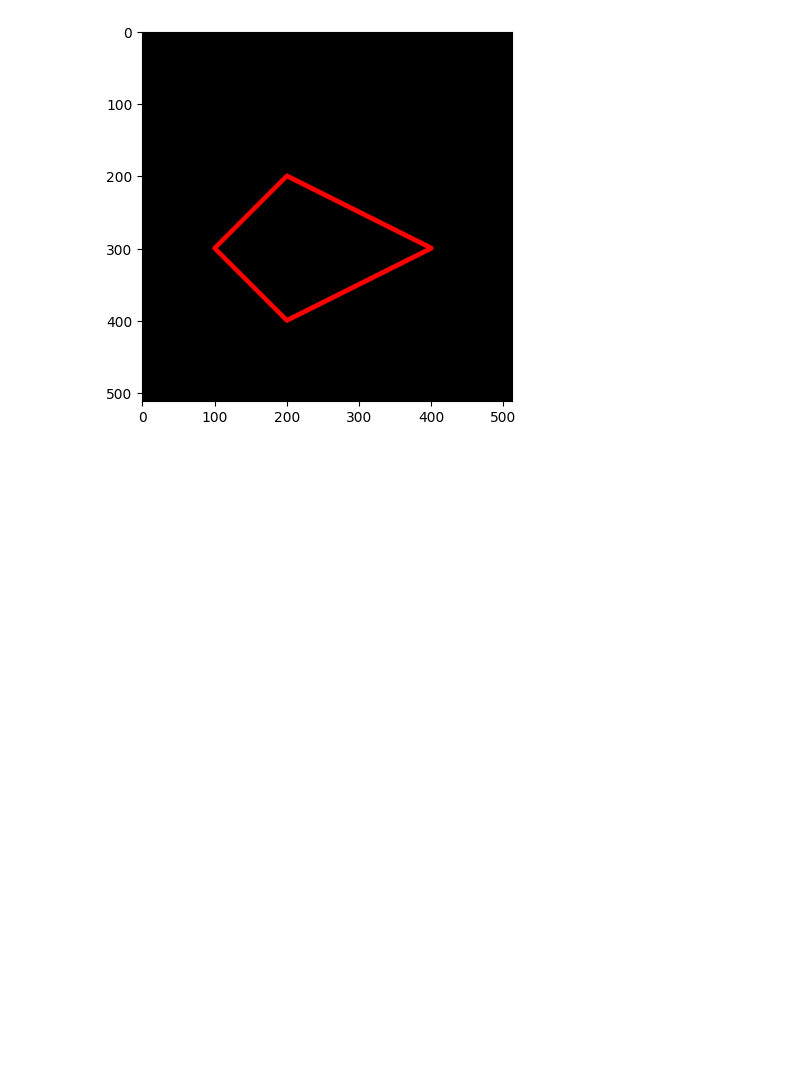
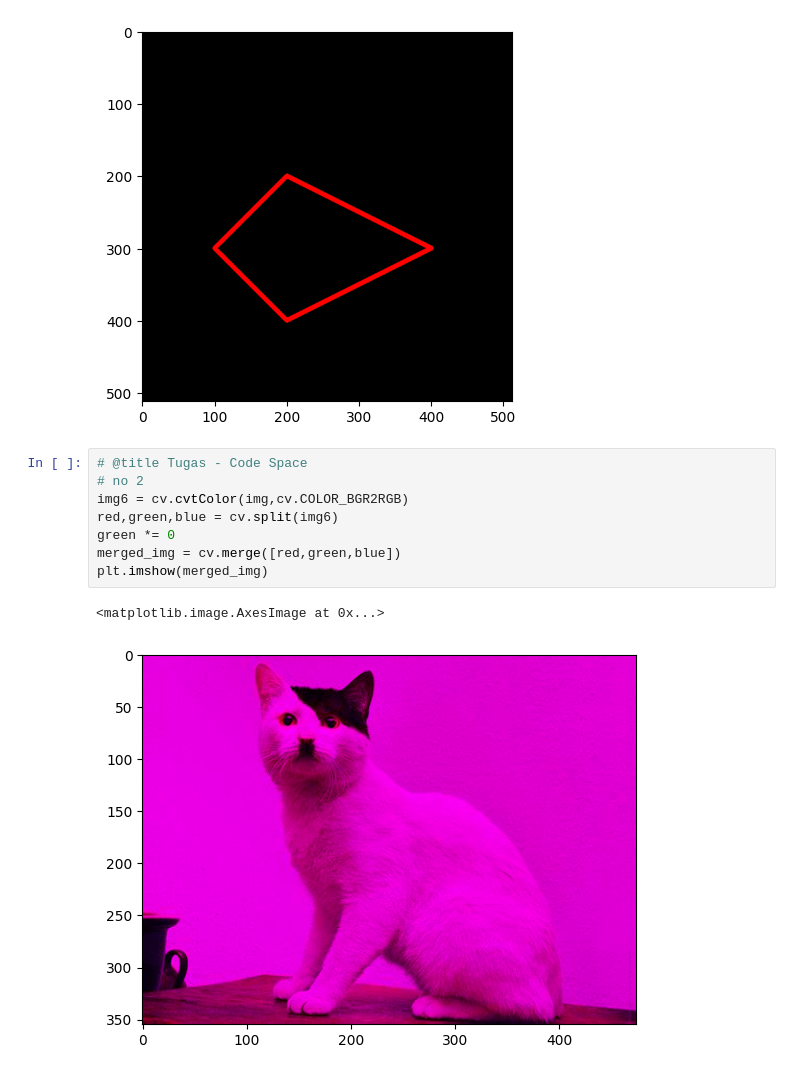
Before and after one commit to mkemaln/PCVK_M-Kemal-Nugraha_3D, a Jupyter notebook: Week2.ipynb, the cells around one changed output. Cells and saved outputs as stored; diff of their text form; blank space fills up the shorter version.

Commit message:
Feat: finished up no 1-6 tugas

```diff
--- a/Week2.ipynb
+++ b/Week2.ipynb
@@ -83,3 +83,14 @@ plt.imshow(black_img2)
 # %% [output]
 <matplotlib.image.AxesImage at 0x...>
 [figure]
+# %%
+# @title Tugas - Code Space
+# no 2
+img6 = cv.cvtColor(img,cv.COLOR_BGR2RGB)
+red,green,blue = cv.split(img6)
+green *= 0
+merged_img = cv.merge([red,green,blue])
+plt.imshow(merged_img)
+# %% [output]
+<matplotlib.image.AxesImage at 0x...>
+[figure, added]
```
Also changed, not shown: parts of 4 cells of this notebook.
